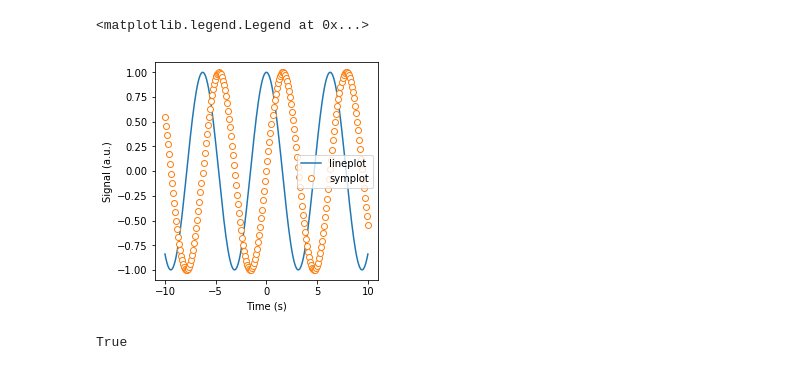
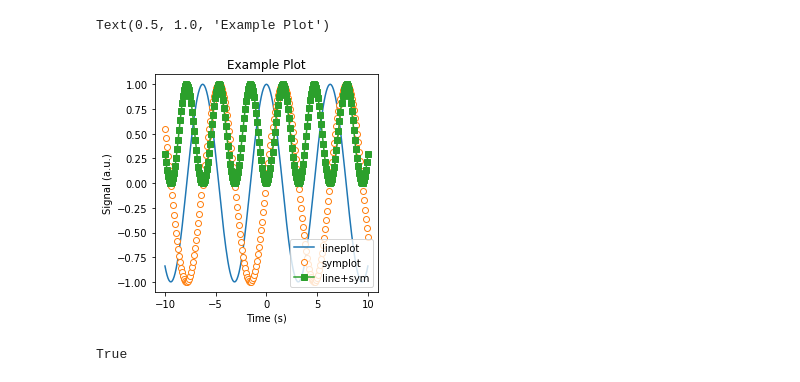
Before and after one commit to jsbangsund/python_to_originlab, a Jupyter notebook: Matplotlib_to_OriginLab_Examples.ipynb, the cells around one changed output. Saved outputs shown, nothing was run; the diff lists cells and outputs as text; code cells hidden in the pictures.

```diff
--- a/Matplotlib_to_OriginLab_Examples.ipynb
+++ b/Matplotlib_to_OriginLab_Examples.ipynb
@@ -8,17 +8,19 @@ import py2origin as py2o
 # %%
 fig,ax=plt.subplots(figsize=(4,4))
 x = np.arange(-10,10.1,0.1)
 y = np.cos(x)
 plt.plot(x,y,label='lineplot')
 x = np.arange(-10,10.1,0.1)
 y = np.sin(x)
 plt.plot(x,y,'o',label='symplot',markerfacecolor='white')
+plt.plot(x,y**2,'-s',label='line+sym')
 plt.xlabel('Time (s)')
 plt.ylabel('Signal (a.u.)')
 plt.legend()
+plt.title('Example Plot')
 # %% [output]
-<matplotlib.legend.Legend at 0x...>
+Text(0.5, 1.0, 'Example Plot')
-[figure, old version]
+[figure, new version]
 # %%
 origin = py2o.matplotlib_to_origin(
             fig,ax,
```
Also changed, not shown: 1 other file.
